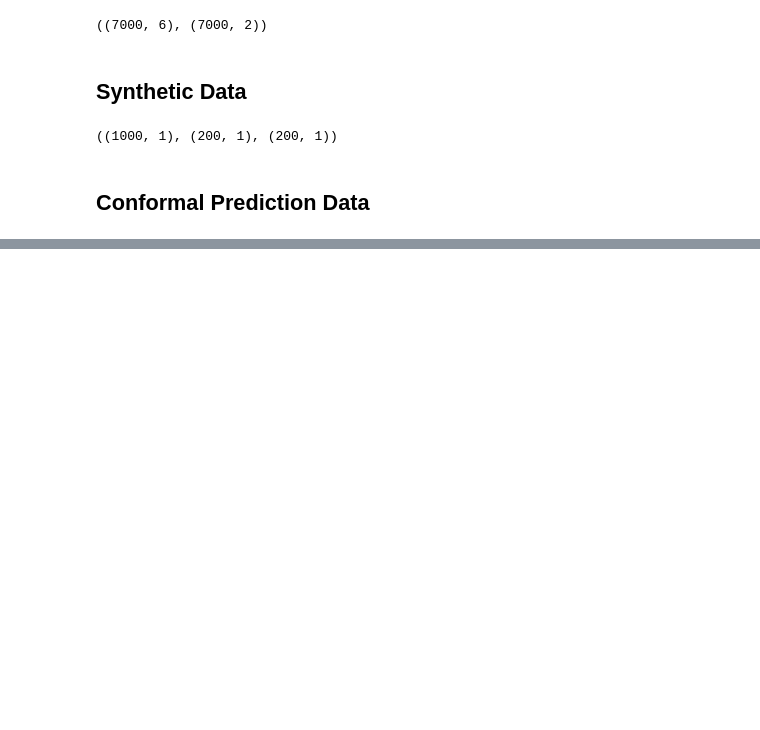
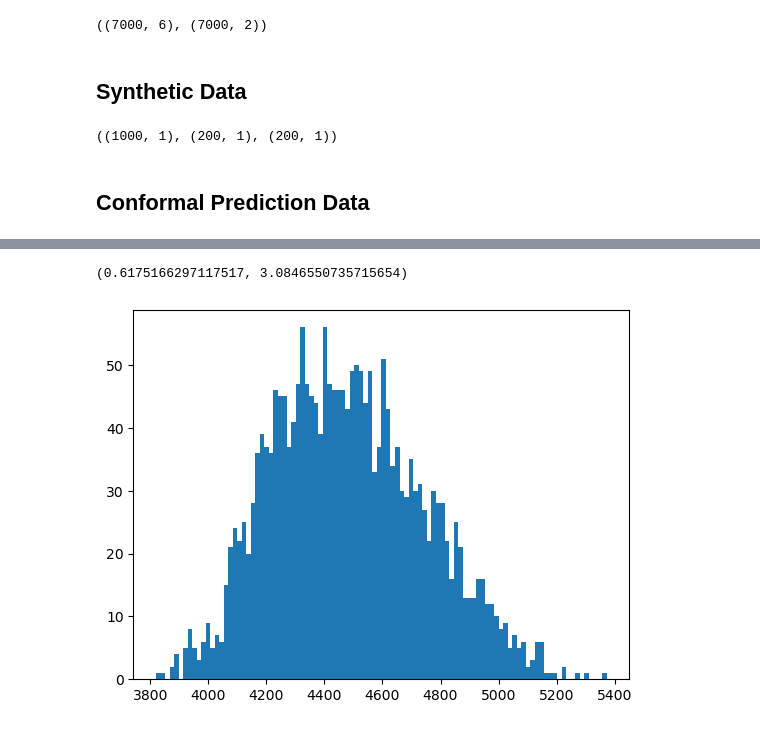
Before and after one commit to alexanderkrauck/uncertainty_prediction, a Jupyter notebook: notebooks/01_data_explore.ipynb, the cells around one changed output, grey strips where cells are left out. Drawn from its saved outputs; the diff is of its cells as text; code cells hidden in the pictures; blank space fills up the shorter version.

```diff
--- a/notebooks/01_data_explore.ipynb
+++ b/notebooks/01_data_explore.ipynb
@@ -796,2 +905,11 @@ from utils.data_module import ConformalPredictionDataModule
+# %%
+16.71 / 27.06, 807.1/261.65
+# %% [output]
+(0.6175166297117517, 3.0846550735715654)
 # %%
-community = ConformalPredictionDataModule(dataset_name = "meps_19")
+module = ConformalPredictionDataModule(dataset_name = "star")
+# %%
+plt.hist(module.y_total, bins=100)
+plt.show()
+# %% [output]
+[figure, added]
```
Also changed, not shown: parts of 11 cells of this notebook, 3 other files.
